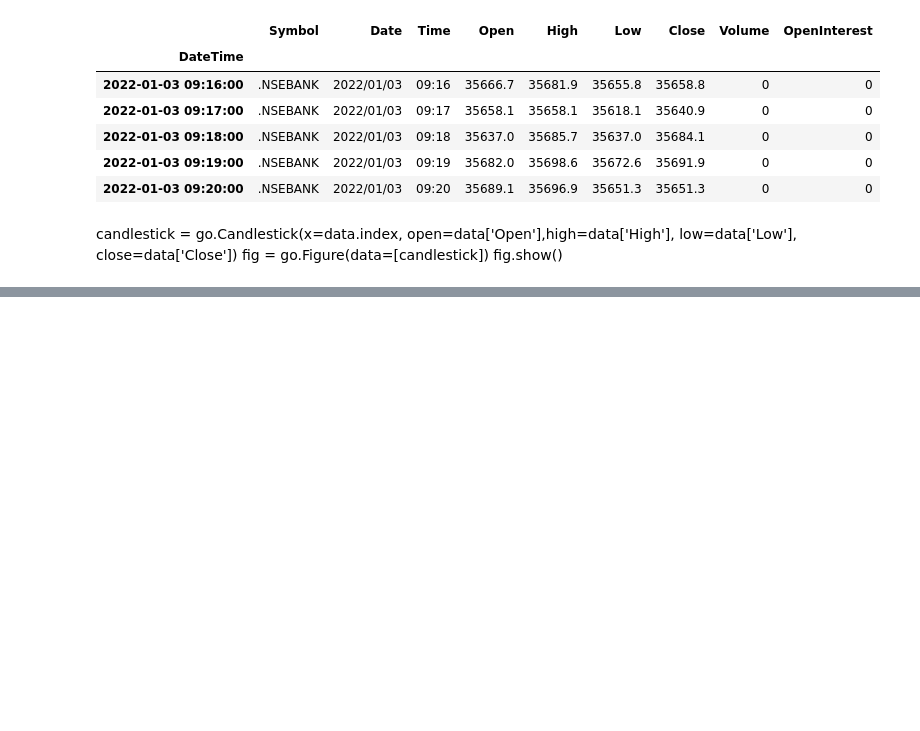
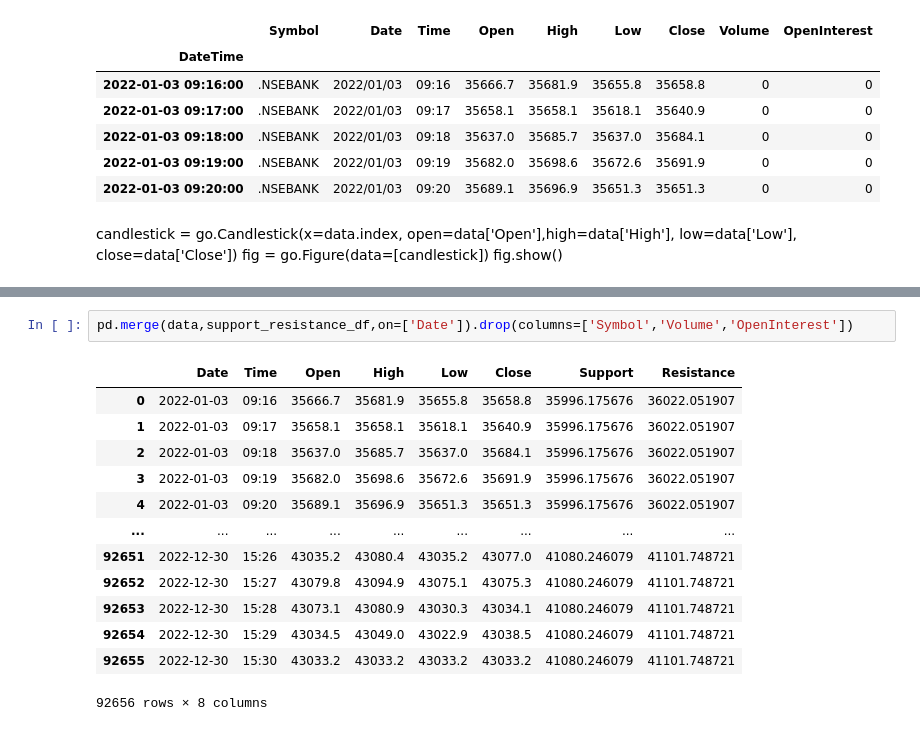
Before and after one commit to hjskhan/Stock_Price_ATR_Prediction, a Jupyter notebook: stock_atr_prediction.ipynb, the cells around one changed output, grey strips where cells are left out. Drawn from its saved outputs; the diff is of its cells as text; blank space fills up the shorter version.

```diff
--- a/stock_atr_prediction.ipynb
+++ b/stock_atr_prediction.ipynb
@@ -52,0 +97,16 @@ mpf.plot(data_resampled, type='candle', style='charles', title='NSEBANK', ylabel
+# %%
+pd.merge(data,support_resistance_df,on=['Date']).drop(columns=['Symbol','Volume','OpenInterest'])
+# %% [output]
+|  | Date | Time | Open | High | Low | Close | Support | Resistance |
+| 0 | 2022-01-03 | 09:16 | 35666.7 | 35681.9 | 35655.8 | 35658.8 | 35996.175676 | 36022.051907 |
+| 1 | 2022-01-03 | 09:17 | 35658.1 | 35658.1 | 35618.1 | 35640.9 | 35996.175676 | 36022.051907 |
+| 2 | 2022-01-03 | 09:18 | 35637.0 | 35685.7 | 35637.0 | 35684.1 | 35996.175676 | 36022.051907 |
+| 3 | 2022-01-03 | 09:19 | 35682.0 | 35698.6 | 35672.6 | 35691.9 | 35996.175676 | 36022.051907 |
+| 4 | 2022-01-03 | 09:20 | 35689.1 | 35696.9 | 35651.3 | 35651.3 | 35996.175676 | 36022.051907 |
+| ... | ... | ... | ... | ... | ... | ... | ... | ... |
+| 92651 | 2022-12-30 | 15:26 | 43035.2 | 43080.4 | 43035.2 | 43077.0 | 41080.246079 | 41101.748721 |
+| 92652 | 2022-12-30 | 15:27 | 43079.8 | 43094.9 | 43075.1 | 43075.3 | 41080.246079 | 41101.748721 |
+| 92653 | 2022-12-30 | 15:28 | 43073.1 | 43080.9 | 43030.3 | 43034.1 | 41080.246079 | 41101.748721 |
+| 92654 | 2022-12-30 | 15:29 | 43034.5 | 43049.0 | 43022.9 | 43038.5 | 41080.246079 | 41101.748721 |
+| 92655 | 2022-12-30 | 15:30 | 43033.2 | 43033.2 | 43033.2 | 43033.2 | 41080.246079 | 41101.748721 |
+92656 rows × 8 columns
```
Also changed, not shown: parts of 6 cells of this notebook, 12 other files.
